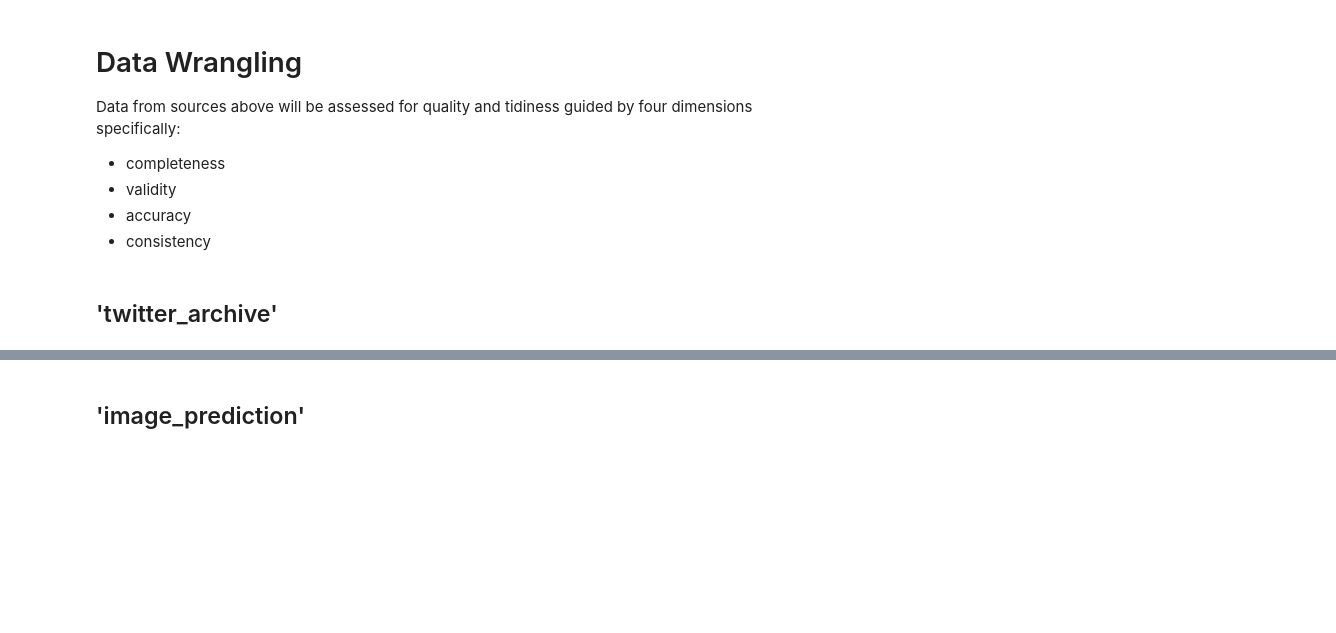
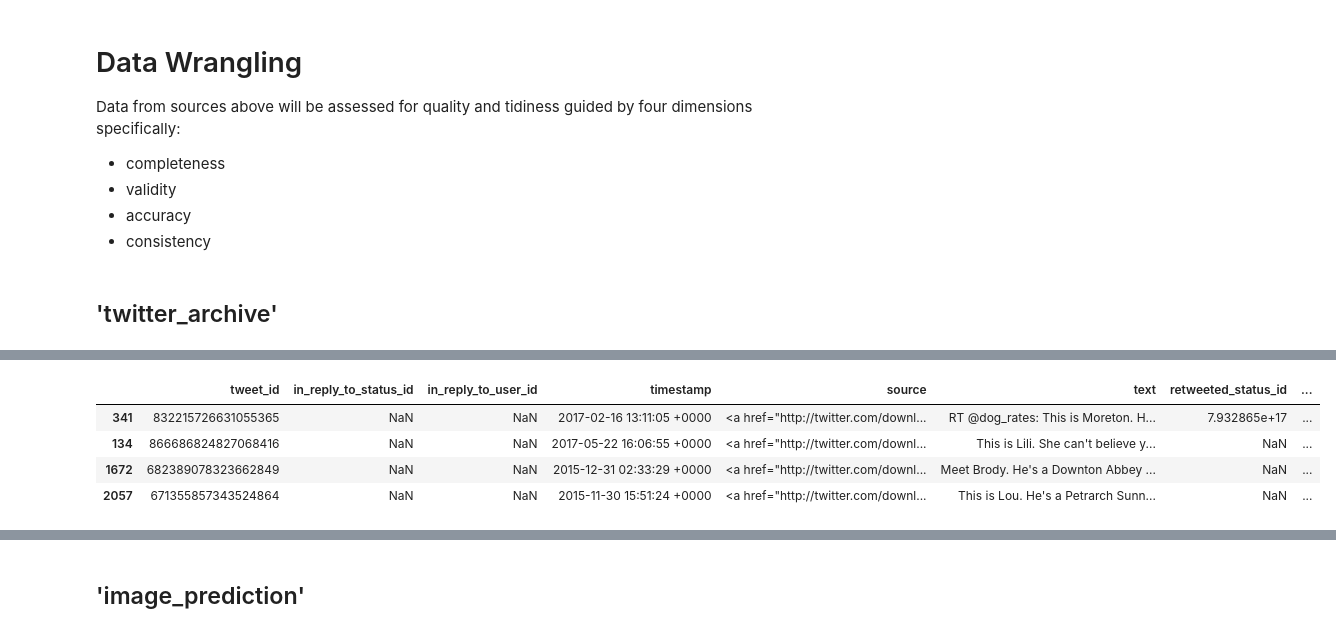
Before and after one commit to bjd9/weratedogs, a Jupyter notebook: wrangle_act.ipynb, the cells around one changed output, grey strips where cells are left out. Cells and saved outputs as stored; diff of their text form; code cells hidden in the pictures; blank space fills up the shorter version.

```diff
--- a/wrangle_act.ipynb
+++ b/wrangle_act.ipynb
@@ -110,3 +129,11 @@ twitter_archive.random(10)
+# %%
+twitter_archive.sample(4)
+# %% [output]
+|  | tweet_id | in_reply_to_status_id | in_reply_to_user_id | timestamp | source | text | retweeted_status_id | ... |
+| 341 | 832215726631055365 | NaN | NaN | 2017-02-16 13:11:05 +0000 | <a href="http://twitter.com/downl... | RT @dog_rates: This is Moreton. H... | 7.932865e+17 | ... |
+| 134 | 866686824827068416 | NaN | NaN | 2017-05-22 16:06:55 +0000 | <a href="http://twitter.com/downl... | This is Lili. She can't believe y... | NaN | ... |
+| 1672 | 682389078323662849 | NaN | NaN | 2015-12-31 02:33:29 +0000 | <a href="http://twitter.com/downl... | Meet Brody. He's a Downton Abbey ... | NaN | ... |
+| 2057 | 671355857343524864 | NaN | NaN | 2015-11-30 15:51:24 +0000 | <a href="http://twitter.com/downl... | This is Lou. He's a Petrarch Sunn... | NaN | ... |
 # %%
 # check datatypes
 twitter_archive.info()
```
Also changed, not shown: parts of 32 cells of this notebook.
